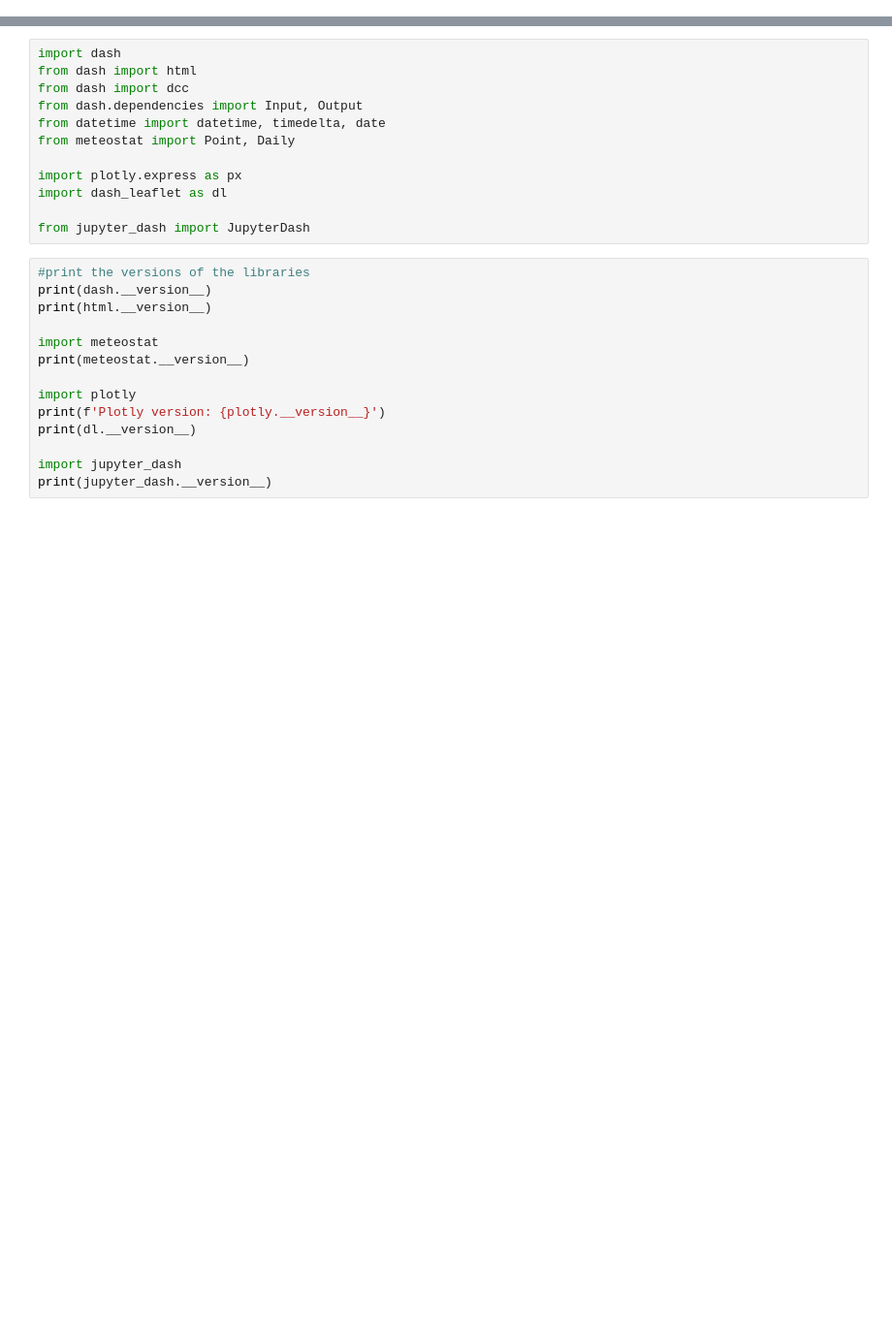
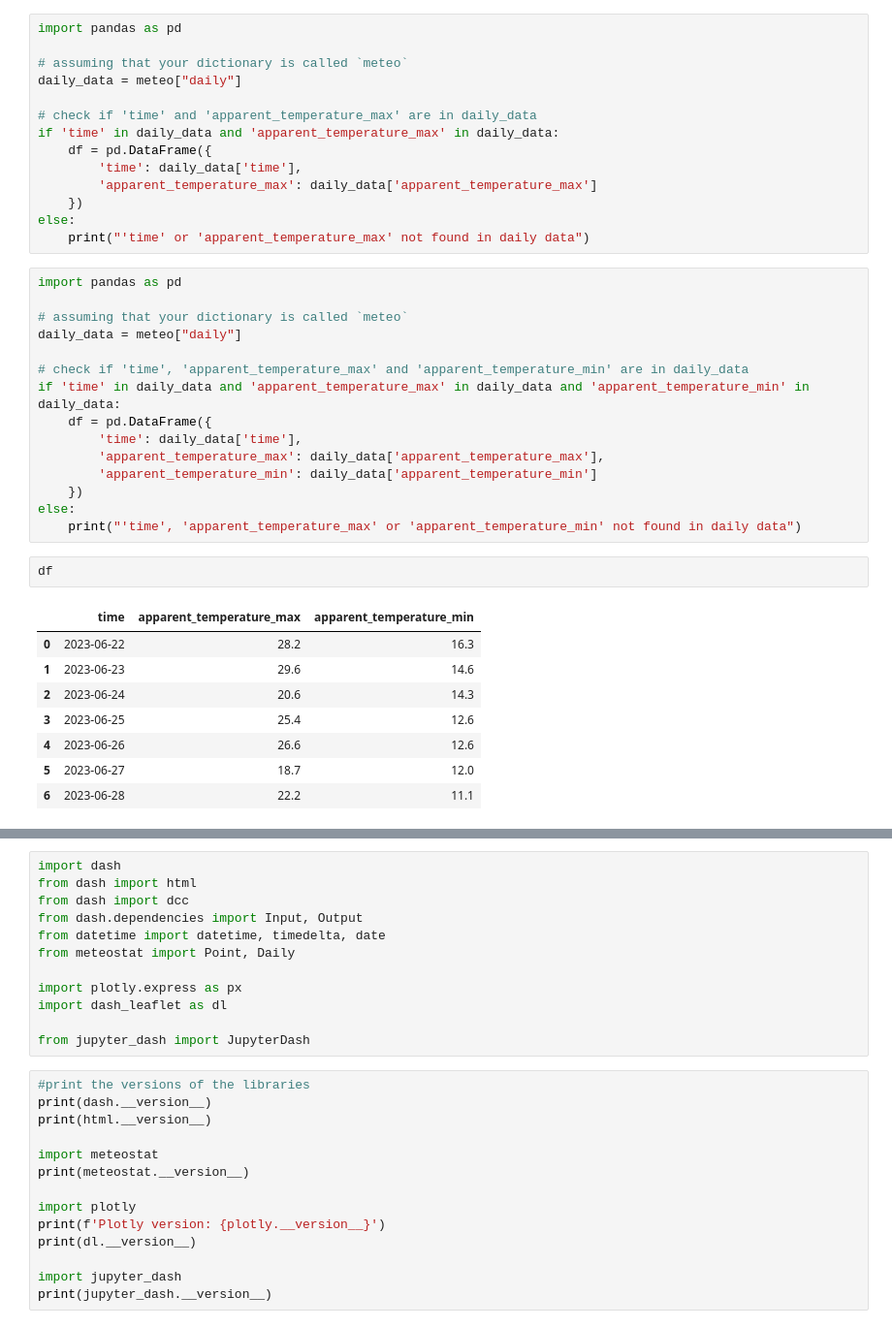
Before and after one commit to JAlcocerT/Py_Trip_Planner, a Jupyter notebook: TripPlanner.ipynb, the cells around one changed output, grey strips where cells are left out. Shown at 97% size. Saved outputs shown, nothing was run; the diff lists cells and outputs as text; blank space fills up the shorter version.

Commit message:
Checking open-meteo

```diff
--- a/TripPlanner.ipynb
+++ b/TripPlanner.ipynb
@@ -0,0 +103,40 @@
+# %%
+import pandas as pd
+
+# assuming that your dictionary is called `meteo`
+daily_data = meteo["daily"]
+
+# check if 'time' and 'apparent_temperature_max' are in daily_data
+if 'time' in daily_data and 'apparent_temperature_max' in daily_data:
+    df = pd.DataFrame({
+        'time': daily_data['time'],
+        'apparent_temperature_max': daily_data['apparent_temperature_max']
+    })
+else:
+    print("'time' or 'apparent_temperature_max' not found in daily data")
+# %%
+import pandas as pd
+
+# assuming that your dictionary is called `meteo`
+daily_data = meteo["daily"]
+
+# check if 'time', 'apparent_temperature_max' and 'apparent_temperature_min' are in daily_data
+if 'time' in daily_data and 'apparent_temperature_max' in daily_data and 'apparent_temperature_min' in daily_data:
+    df = pd.DataFrame({
+        'time': daily_data['time'],
+        'apparent_temperature_max': daily_data['apparent_temperature_max'],
+        'apparent_temperature_min': daily_data['apparent_temperature_min']
+    })
+else:
+    print("'time', 'apparent_temperature_max' or 'apparent_temperature_min' not found in daily data")
+# %%
+df
+# %% [output]
+|  | time | apparent_temperature_max | apparent_temperature_min |
+| 0 | 2023-06-22 | 28.2 | 16.3 |
+| 1 | 2023-06-23 | 29.6 | 14.6 |
+| 2 | 2023-06-24 | 20.6 | 14.3 |
+| 3 | 2023-06-25 | 25.4 | 12.6 |
+| 4 | 2023-06-26 | 26.6 | 12.6 |
+| 5 | 2023-06-27 | 18.7 | 12.0 |
+| 6 | 2023-06-28 | 22.2 | 11.1 |
```
Also changed, not shown: parts of 7 cells of this notebook.
